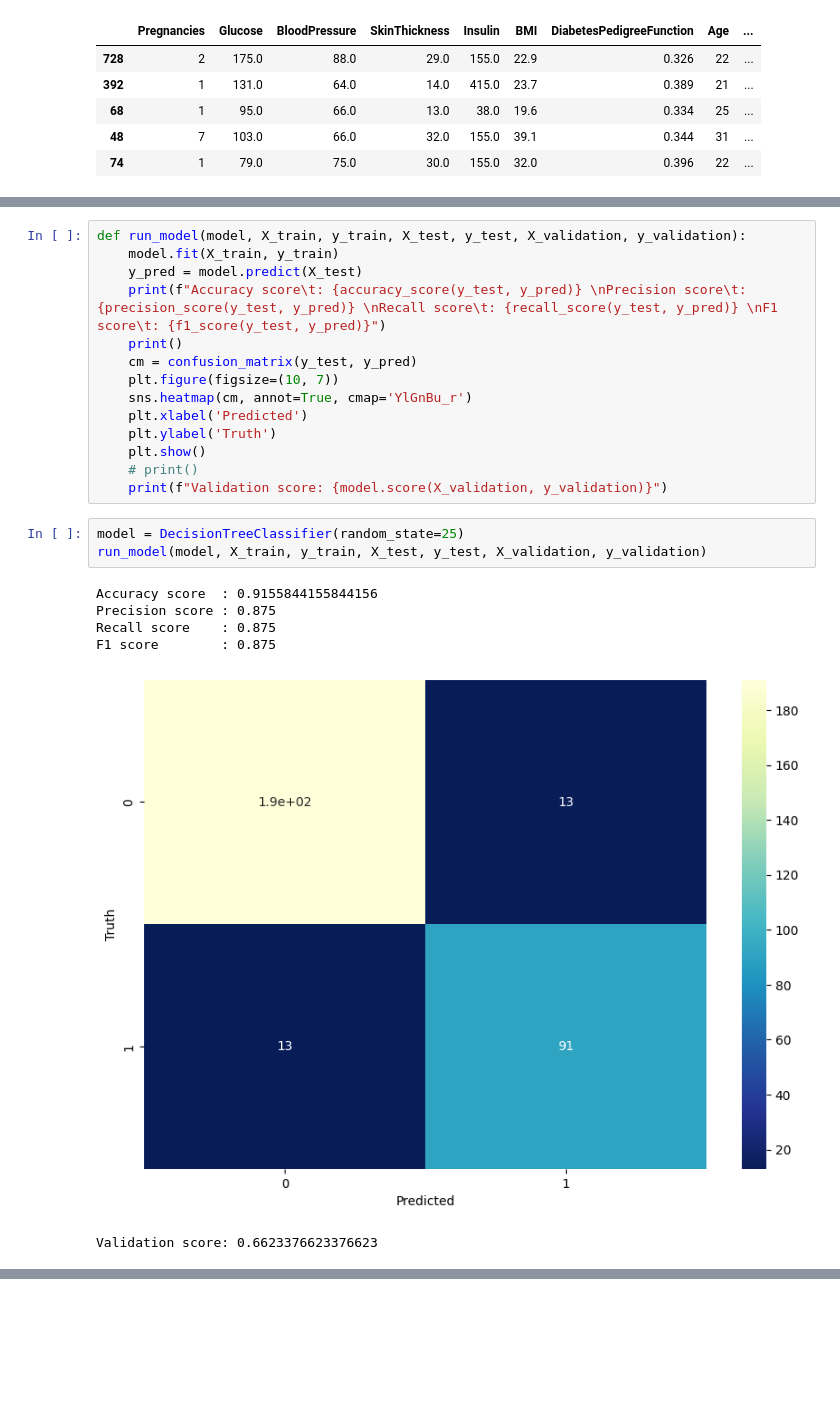
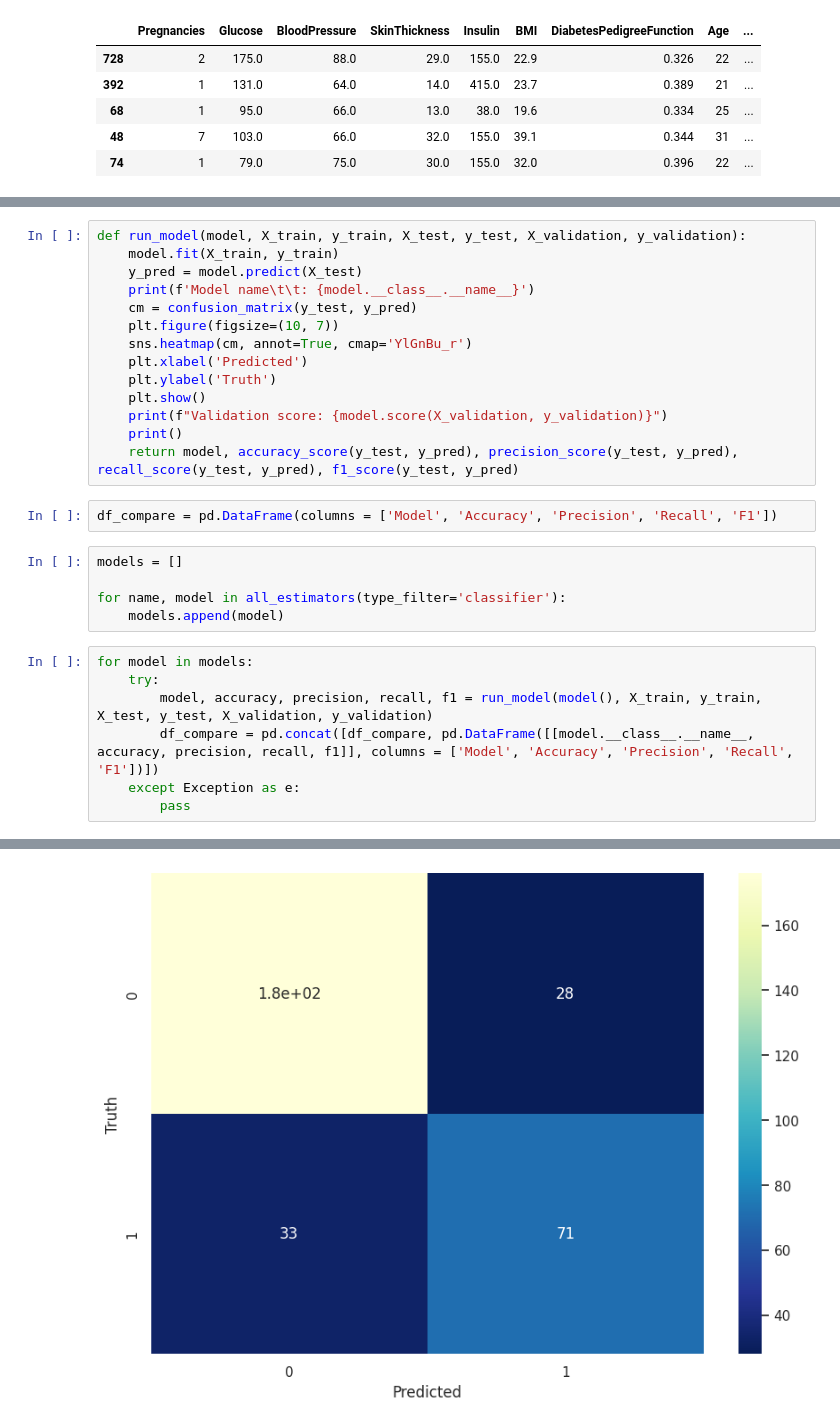
Before and after one commit to jaywyawhare/Diabetes-Prediction, a Jupyter notebook: notebook/Notebook-1.ipynb, the cells around one changed output, grey strips where cells are left out. Drawn from its saved outputs; the diff is of its cells as text; blank space fills up the shorter version.

```diff
--- a/notebook/Notebook-1.ipynb
+++ b/notebook/Notebook-1.ipynb
@@ -116,23 +116,28 @@ X_validation = scaler.transform(X_validation)
 def run_model(model, X_train, y_train, X_test, y_test, X_validation, y_validation):
     model.fit(X_train, y_train)
     y_pred = model.predict(X_test)
-    print(f"Accuracy score\t: {accuracy_score(y_test, y_pred)} \nPrecision score\t: {precision_score(y_test, y_pred)} \nRecall score\t: {recall_score(y_test, y_pred)} \nF1 score\t: {f1_score(y_test, y_pred)}")
-    print()
+    print(f'Model name\t\t: {model.__class__.__name__}')
     cm = confusion_matrix(y_test, y_pred)
     plt.figure(figsize=(10, 7))
     sns.heatmap(cm, annot=True, cmap='YlGnBu_r')
     plt.xlabel('Predicted')
     plt.ylabel('Truth')
     plt.show()
-    # print()
     print(f"Validation score: {model.score(X_validation, y_validation)}")
+    print()
+    return model, accuracy_score(y_test, y_pred), precision_score(y_test, y_pred), recall_score(y_test, y_pred), f1_score(y_test, y_pred)
-# %%
-model = DecisionTreeClassifier(random_state=25)
-run_model(model, X_train, y_train, X_test, y_test, X_validation, y_validation)
-# %% [output]
-Accuracy score  : 0.9155844155844156
-Precision score : 0.875
-Recall score    : 0.875
-F1 score        : 0.875
-[figure, removed]
-Validation score: 0.6623376623376623
+# %%
+df_compare = pd.DataFrame(columns = ['Model', 'Accuracy', 'Precision', 'Recall', 'F1'])
+# %%
+models = []
+
+for name, model in all_estimators(type_filter='classifier'):
+    models.append(model)
+# %%
+for model in models:
+    try:
+        model, accuracy, precision, recall, f1 = run_model(model(), X_train, y_train, X_test, y_test, X_validation, y_validation)
+        df_compare = pd.concat([df_compare, pd.DataFrame([[model.__class__.__name__, accuracy, precision, recall, f1]], columns = ['Model', 'Accuracy', 'Precision', 'Recall', 'F1'])])
+    except Exception as e:
+        pass
+# %% [output]
@@ -138,0 +145 @@ Validation score: 0.6623376623376623
+[figure, added]
```
Also changed, not shown: parts of 9 cells of this notebook.
